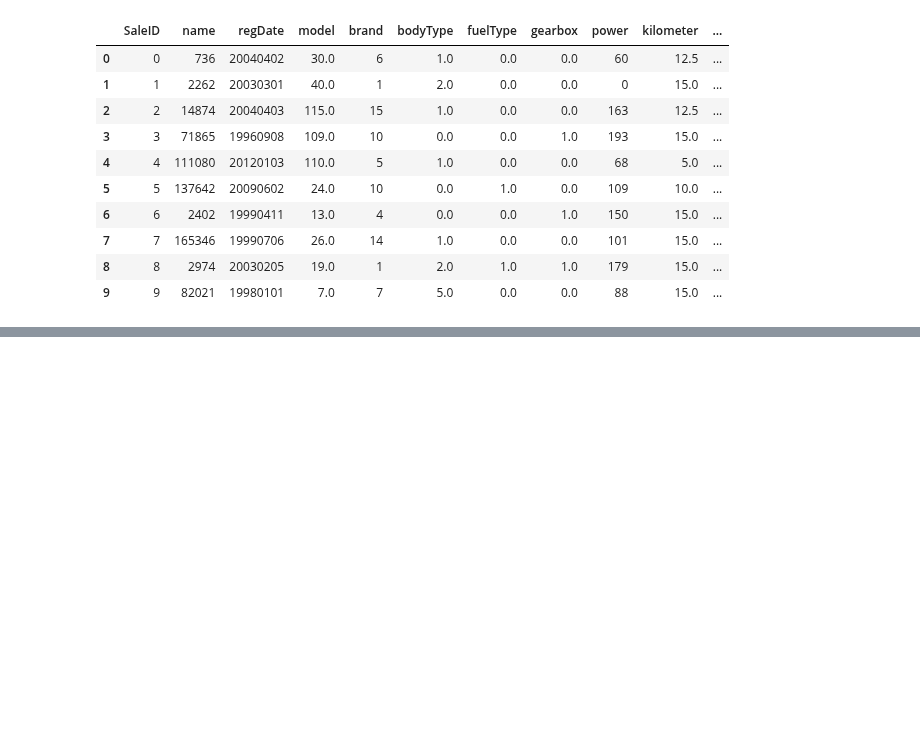
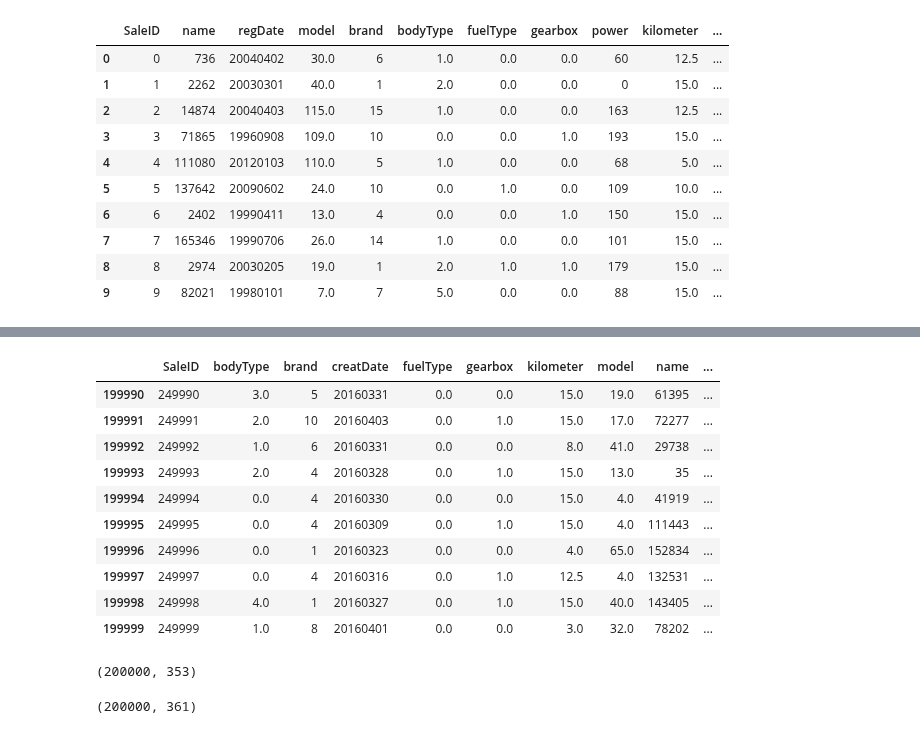
Before and after one commit to michaelzhouy/Competition, a Jupyter notebook: TIANCHI/Second-hand Car Prices/mlp.ipynb, the cells around one changed output, grey strips where cells are left out. Drawn from its saved outputs; the diff is of its cells as text; code cells hidden in the pictures; blank space fills up the shorter version.

```diff
--- a/TIANCHI/Second-hand Car Prices/mlp.ipynb
+++ b/TIANCHI/Second-hand Car Prices/mlp.ipynb
@@ -200,0 +222,14 @@ concat_data = concat_data.fillna(concat_data.mode())
+# %%
+concat_data.tail(10)
+# %% [output]
+|  | SaleID | bodyType | brand | creatDate | fuelType | gearbox | kilometer | model | name | ... |
+| 199990 | 249990 | 3.0 | 5 | 20160331 | 0.0 | 0.0 | 15.0 | 19.0 | 61395 | ... |
+| 199991 | 249991 | 2.0 | 10 | 20160403 | 0.0 | 1.0 | 15.0 | 17.0 | 72277 | ... |
+| 199992 | 249992 | 1.0 | 6 | 20160331 | 0.0 | 0.0 | 8.0 | 41.0 | 29738 | ... |
+| 199993 | 249993 | 2.0 | 4 | 20160328 | 0.0 | 1.0 | 15.0 | 13.0 | 35 | ... |
+| 199994 | 249994 | 0.0 | 4 | 20160330 | 0.0 | 0.0 | 15.0 | 4.0 | 41919 | ... |
+| 199995 | 249995 | 0.0 | 4 | 20160309 | 0.0 | 1.0 | 15.0 | 4.0 | 111443 | ... |
+| 199996 | 249996 | 0.0 | 1 | 20160323 | 0.0 | 0.0 | 4.0 | 65.0 | 152834 | ... |
+| 199997 | 249997 | 0.0 | 4 | 20160316 | 0.0 | 1.0 | 12.5 | 4.0 | 132531 | ... |
+| 199998 | 249998 | 4.0 | 1 | 20160327 | 0.0 | 1.0 | 15.0 | 40.0 | 143405 | ... |
+| 199999 | 249999 | 1.0 | 8 | 20160401 | 0.0 | 0.0 | 3.0 | 32.0 | 78202 | ... |
@@ -200,0 +243,22 @@ concat_data = concat_data.fillna(concat_data.mode())
+# %%
+# v系列特征之间相加
+for j in ['v_' + str(i) for i in range(14)]:
+    for k in ['v_' + str(m) for m in range(14)]:
+        concat_data[j + '+' + k] = concat_data[j] + concat_data[k]
+
+# 原始特征与v系列特征之间相乘
+for i in ['model', 'brand', 'bodyType', 'fuelType', 'gearbox', 'power', 'kilometer', 'notRepairedDamage', 'regionCode']:
+    for j in ['v_' + str(k) for k in range(14)]:
+        concat_data[i + '*' + j] = concat_data[i] * concat_data[j]
+
+concat_data.shape
+# %% [output]
+(200000, 353)
+# %%
+# 提取日期信息
+date_cols = ['regDate', 'creatDate']
+concat_data = date_tran(concat_data, date_cols)
+
+concat_data.shape
+# %% [output]
+(200000, 361)
```
Also changed, not shown: parts of 31 cells of this notebook.
